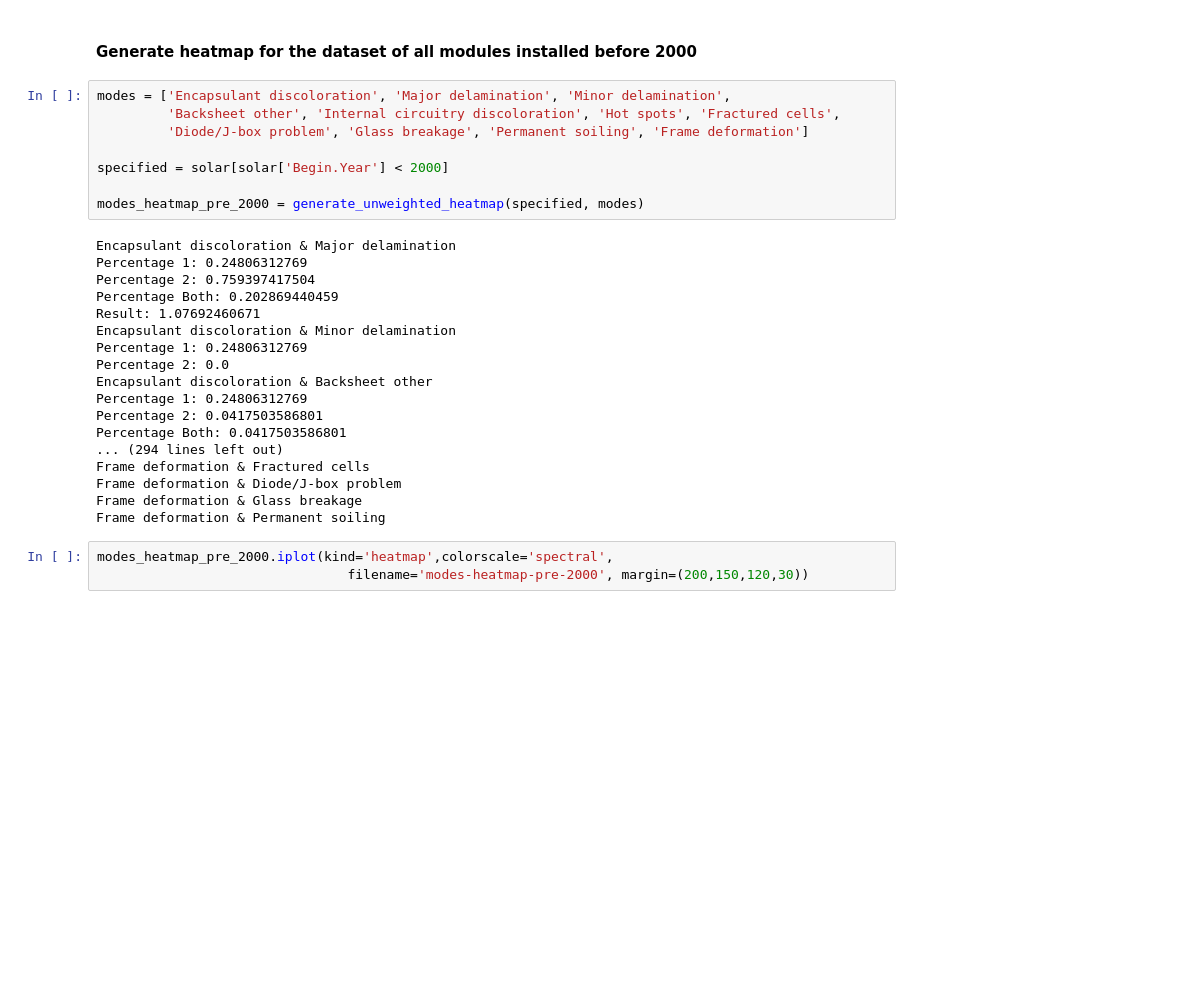
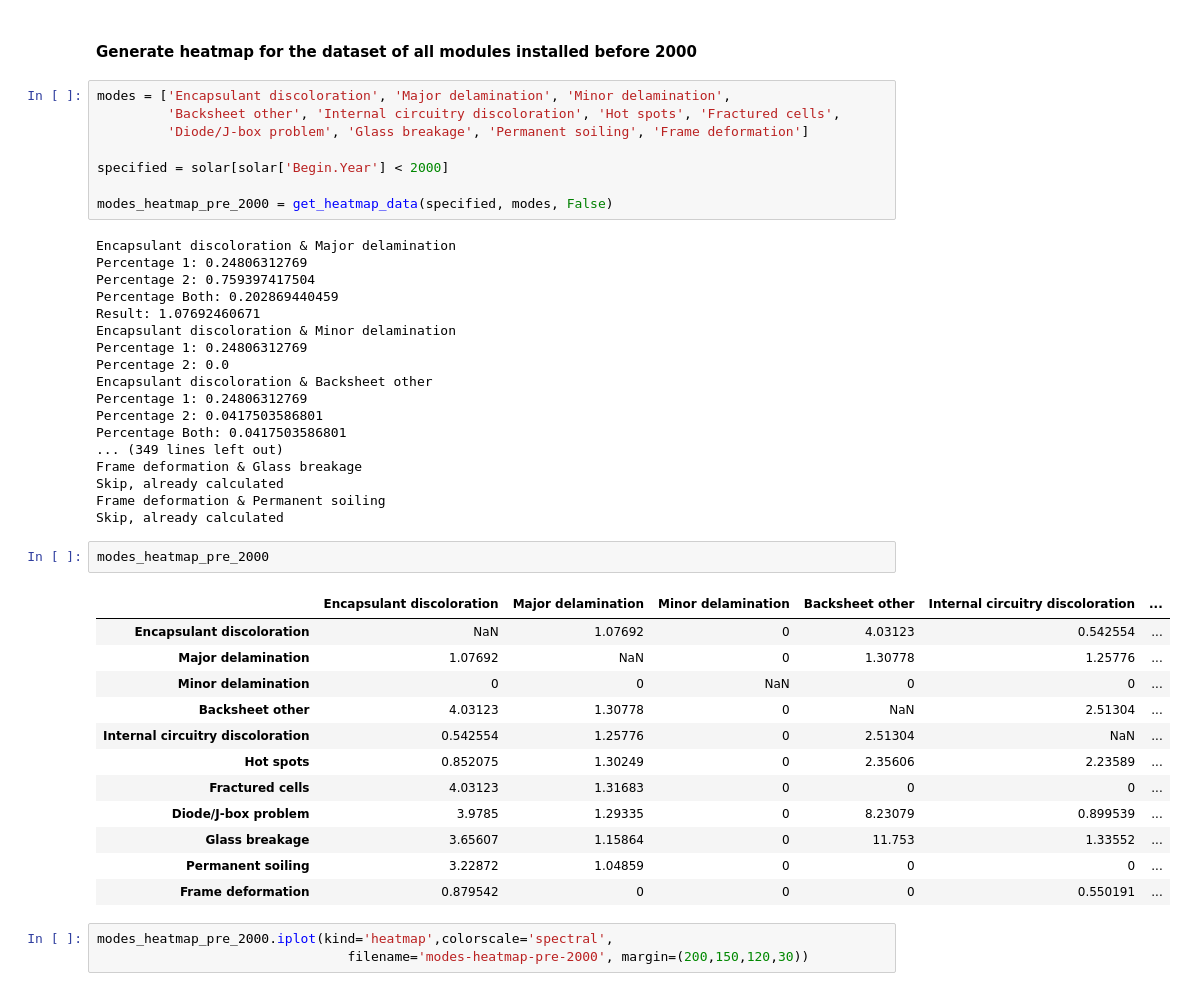
Before and after one commit to hackingmaterials/duramat, a Jupyter notebook: degradation_modes/correlating_modes_analysis.ipynb, the cells around one changed output. Drawn from its saved outputs; the diff is of its cells as text; blank space fills up the shorter version.

```diff
--- a/degradation_modes/correlating_modes_analysis.ipynb
+++ b/degradation_modes/correlating_modes_analysis.ipynb
@@ -419,7 +331,7 @@ modes = ['Encapsulant discoloration', 'Major delamination', 'Minor delamination'
 
 specified = solar[solar['Begin.Year'] < 2000]
 
-modes_heatmap_pre_2000 = generate_unweighted_heatmap(specified, modes)
+modes_heatmap_pre_2000 = get_heatmap_data(specified, modes, False)
 # %% [output]
 Encapsulant discoloration & Major delamination
 Percentage 1: 0.24806312769
@@ -433,11 +345,26 @@ Encapsulant discoloration & Backsheet other
 Percentage 1: 0.24806312769
 Percentage 2: 0.0417503586801
 Percentage Both: 0.0417503586801
-... (294 lines left out)
-Frame deformation & Fractured cells
-Frame deformation & Diode/J-box problem
+... (349 lines left out)
 Frame deformation & Glass breakage
+Skip, already calculated
 Frame deformation & Permanent soiling
+Skip, already calculated
+# %%
+modes_heatmap_pre_2000
+# %% [output]
+|  | Encapsulant discoloration | Major delamination | Minor delamination | Backsheet other | Internal circuitry discoloration | ... |
+| Encapsulant discoloration | NaN | 1.07692 | 0 | 4.03123 | 0.542554 | ... |
+| Major delamination | 1.07692 | NaN | 0 | 1.30778 | 1.25776 | ... |
+| Minor delamination | 0 | 0 | NaN | 0 | 0 | ... |
+| Backsheet other | 4.03123 | 1.30778 | 0 | NaN | 2.51304 | ... |
+| Internal circuitry discoloration | 0.542554 | 1.25776 | 0 | 2.51304 | NaN | ... |
+| Hot spots | 0.852075 | 1.30249 | 0 | 2.35606 | 2.23589 | ... |
+| Fractured cells | 4.03123 | 1.31683 | 0 | 0 | 0 | ... |
+| Diode/J-box problem | 3.9785 | 1.29335 | 0 | 8.23079 | 0.899539 | ... |
+| Glass breakage | 3.65607 | 1.15864 | 0 | 11.753 | 1.33552 | ... |
+| Permanent soiling | 3.22872 | 1.04859 | 0 | 0 | 0 | ... |
+| Frame deformation | 0.879542 | 0 | 0 | 0 | 0.550191 | ... |
 # %%
 modes_heatmap_pre_2000.iplot(kind='heatmap',colorscale='spectral',
                                 filename='modes-heatmap-pre-2000', margin=(200,150,120,30))
```
Also changed, not shown: parts of 24 cells of this notebook, 1 other file.
